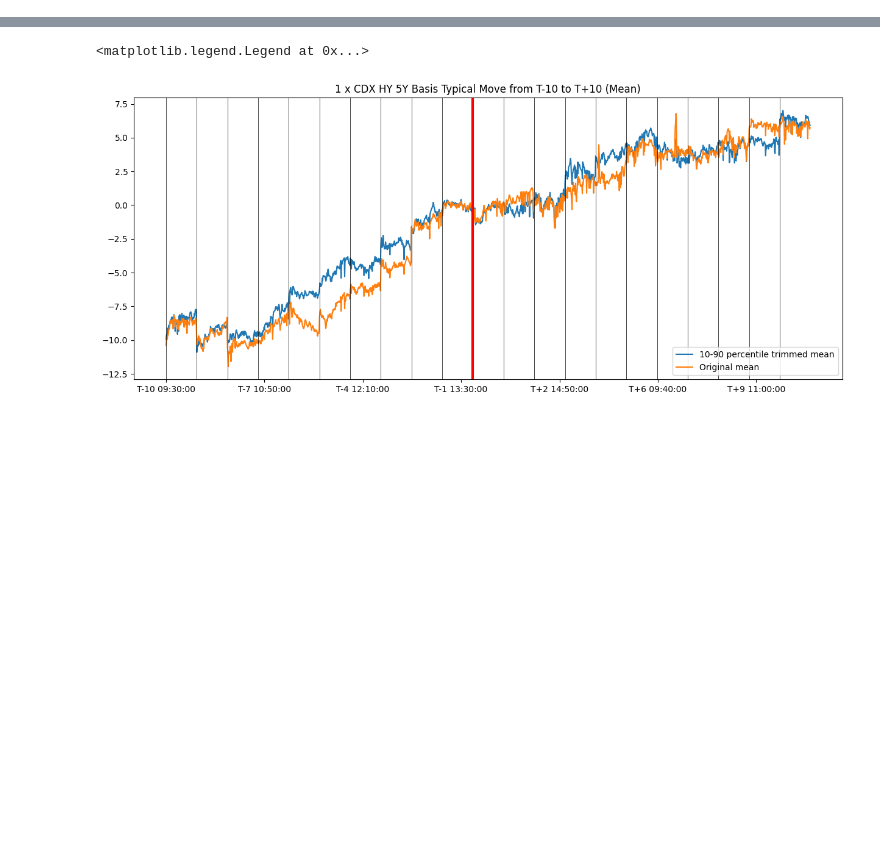
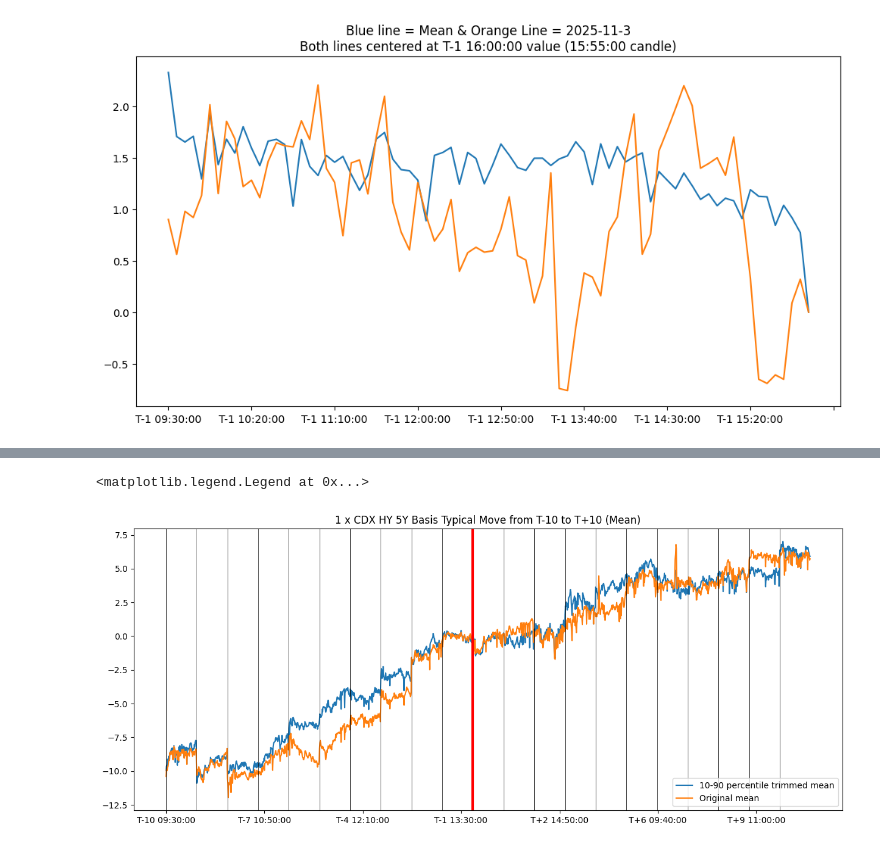
Before and after one commit to vasusharmaiiicm/59.-HYG-Div-Date-Perf, a Jupyter notebook: Final.ipynb, the cells around one changed output, grey strips where cells are left out. Saved outputs shown, nothing was run; the diff lists cells and outputs as text; code cells hidden in the pictures; blank space fills up the shorter version.

```diff
--- a/Final.ipynb
+++ b/Final.ipynb
@@ -406,0 +283,11 @@ plt.show()
+# %%
+(s-s.loc["T-1 15:55:00"]).iloc[:78].plot(figsize=(12,6))
+
+sm = df_plot.iloc[:,-1].copy()
+sm = sm - sm.loc["T-1 15:55:00"]
+sm.iloc[:78].plot(secondary_y=False)
+plt.title("Blue line = Mean & Orange Line = 2025-11-3\nBoth lines centered at T-1 16:00:00 value (15:55:00 candle)")
+
+plt.show()
+# %% [output]
+[figure, added]
```
Also changed, not shown: parts of 13 cells of this notebook, 5 other files.
